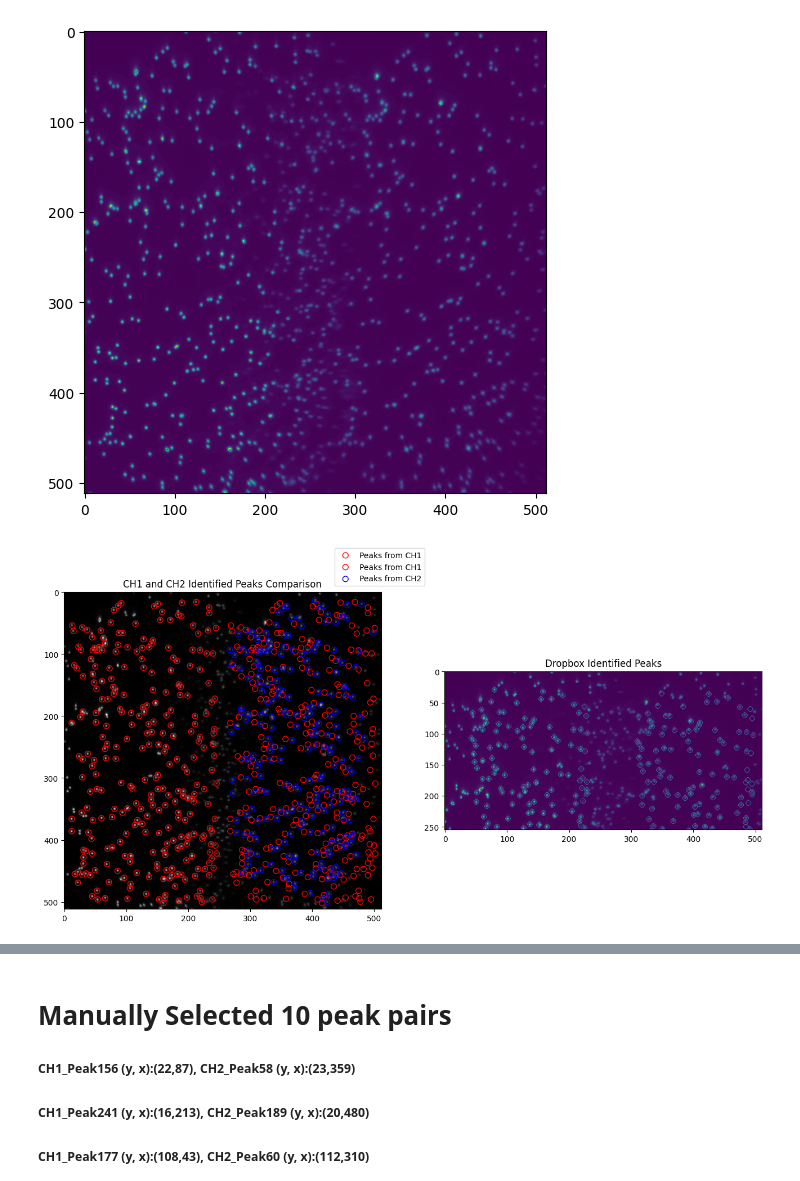
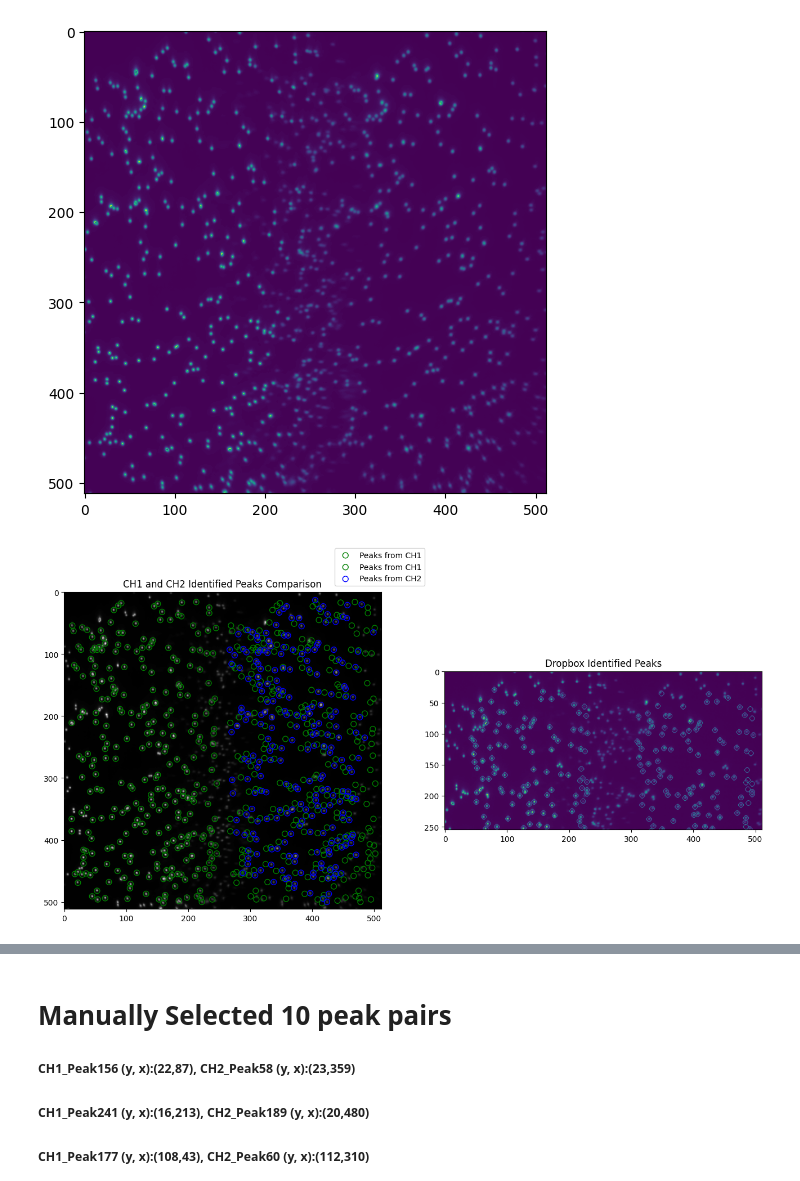
Before and after one commit to ljhason/smImaging-Exploration, a Jupyter notebook: Benchmarking/No_background.ipynb, the cells around one changed output, grey strips where cells are left out. Saved outputs shown, nothing was run; the diff lists cells and outputs as text; code cells hidden in the pictures.

```diff
--- a/Benchmarking/No_background.ipynb
+++ b/Benchmarking/No_background.ipynb
@@ -49,23 +49,23 @@ good_peaks_2_CH2 = shift_peaks(good_peaks_2_new)
 # %%
 #All in one image!
 hel1_ave_image_path = "../new files _24_3_25/hel1_ave_LF_Circ.tif"
 hel1_ave_image = io.imread(hel1_ave_image_path)
 
 image= io.imread(image_path, as_gray=True)
 
 f, axes = plt.subplots(1, 2, figsize=(16, 24))
 axes[0].set_title("CH1 and CH2 Identified Peaks Comparison")
 axes[0].imshow(image, cmap="gray")
-axes[0].scatter(good_peaks_1[:, 1], good_peaks_1[:, 0], s=50, facecolors='none', edgecolors='r', label='Peaks from CH1')
-axes[0].scatter(good_peaks_1_CH2[:, 1], good_peaks_1_CH2[:, 0], s=50, facecolors='none', edgecolors='r', label='Peaks from CH1')
+axes[0].scatter(good_peaks_1[:, 1], good_peaks_1[:, 0], s=50, facecolors='none', edgecolors='g', label='Peaks from CH1')
+axes[0].scatter(good_peaks_1_CH2[:, 1], good_peaks_1_CH2[:, 0], s=50, facecolors='none', edgecolors='g', label='Peaks from CH1')
 axes[0].scatter(good_peaks_2_CH2[:, 1], good_peaks_2_CH2[:, 0], s=50, facecolors='none', edgecolors='b', label='Peaks from CH2')
 axes[0].legend(loc='upper right', bbox_to_anchor=(1.15, 1.15))
 
 axes[1].set_title("Dropbox Identified Peaks")
 axes[1].imshow(hel1_ave_image)
 plt.show()
 # %% [output]
-[figure, old version]
+[figure, new version]
 # %%
 #All in one image!
 print(f"Number of peaks identified in CH1: {len(good_peaks_1)}")
```
Also changed, not shown: parts of 5 cells of this notebook, 6 other files.
